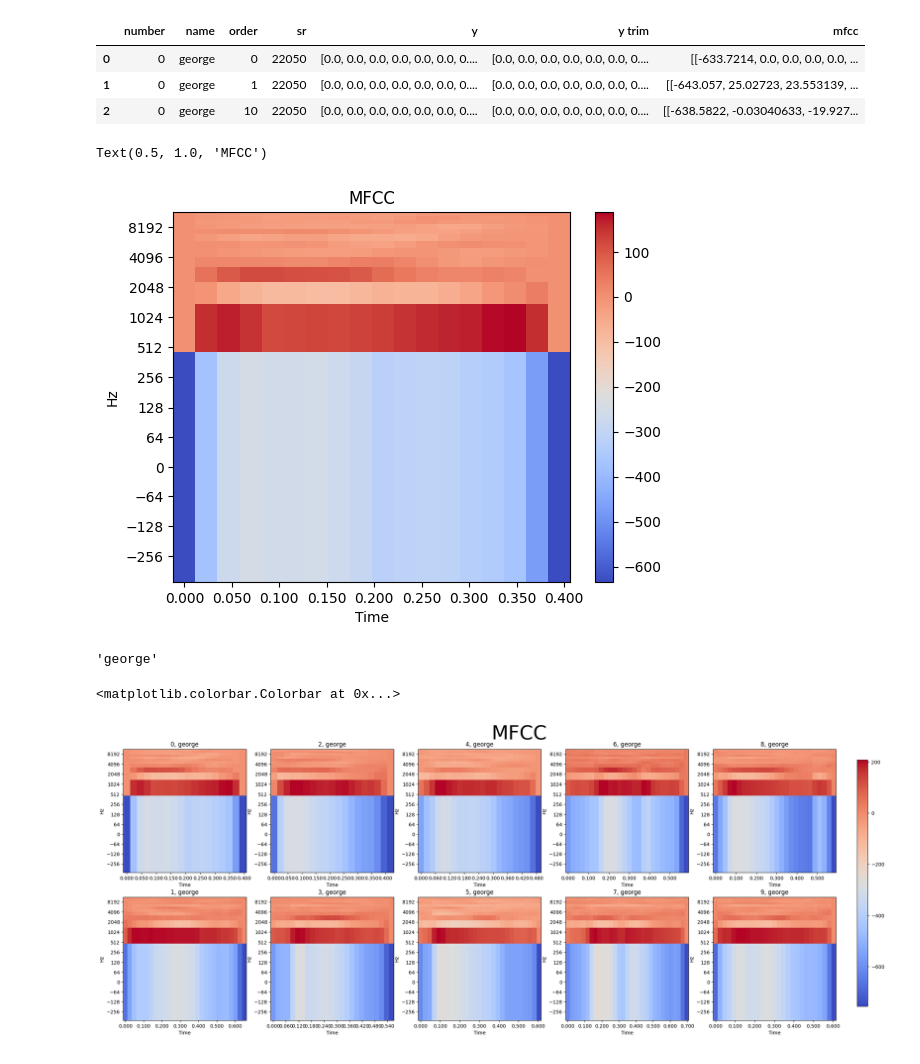
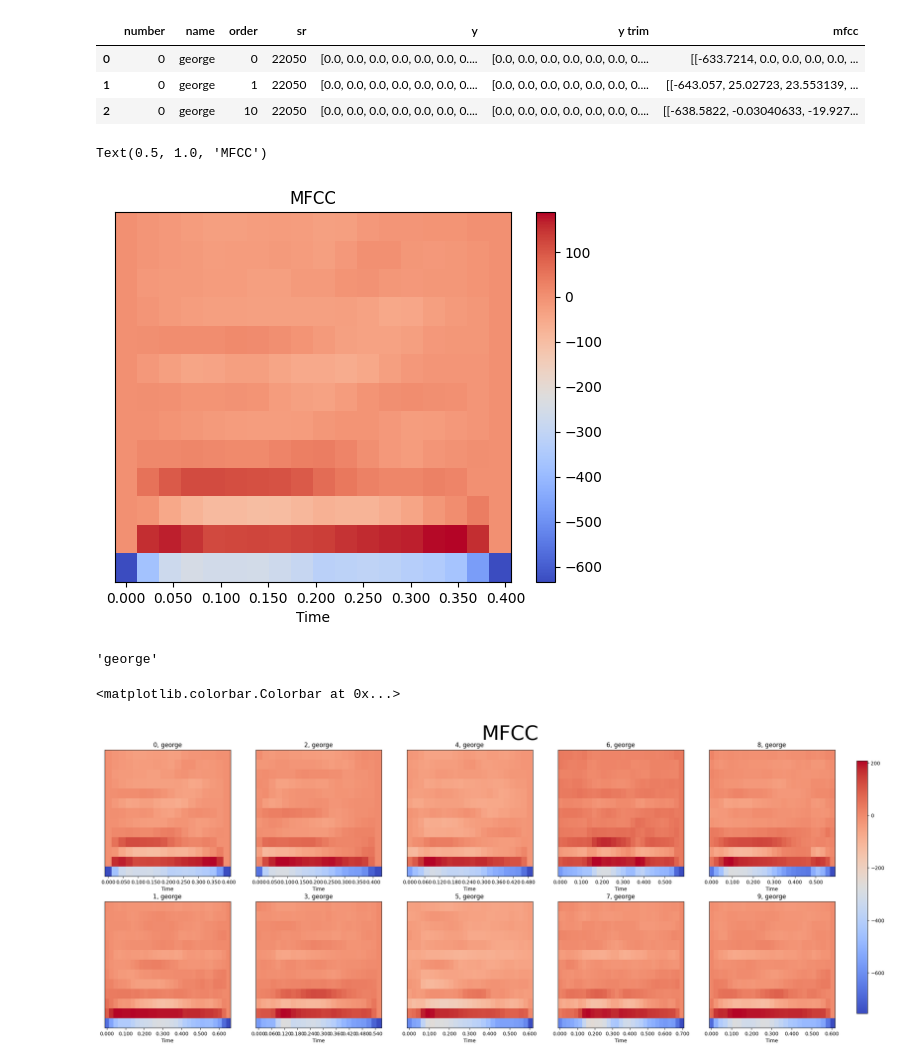
Before and after one commit to mvajhi/Introduction-to-Artificial-Intelligence-and-Machine-Learning, a Jupyter notebook: ca2/part1.ipynb, the cells around one changed output. Saved outputs shown, nothing was run; the diff lists cells and outputs as text; code cells hidden in the pictures.

```diff
--- a/ca2/part1.ipynb
+++ b/ca2/part1.ipynb
@@ -76,12 +77,12 @@ df[:3]
 | 1 | 0 | george | 1 | 22050 | [0.0, 0.0, 0.0, 0.0, 0.0, 0.0, 0.... | [0.0, 0.0, 0.0, 0.0, 0.0, 0.0, 0.... | [[-643.057, 25.02723, 23.553139, ... |
 | 2 | 0 | george | 10 | 22050 | [0.0, 0.0, 0.0, 0.0, 0.0, 0.0, 0.... | [0.0, 0.0, 0.0, 0.0, 0.0, 0.0, 0.... | [[-638.5822, -0.03040633, -19.927... |
 # %%
-img = librosa.display.specshow(df['mfcc'][0].T, x_axis='time', y_axis="log")
+img = librosa.display.specshow(df['mfcc'][0].T, x_axis='time')
 plt.colorbar(img)
 plt.title('MFCC')
 # %% [output]
 Text(0.5, 1.0, 'MFCC')
-[figure, old version]
+[figure, new version]
 # %%
 df[df['number'] == 1]['name'].iloc[0]
 # %% [output]
@@ -90,7 +91,7 @@ df[df['number'] == 1]['name'].iloc[0]
 fig, axs = plt.subplots(2, 5, figsize=(30,10))
 img=None
 for i in range(10):
-    img = librosa.display.specshow(df[df['number'] == i]['mfcc'].iloc[0].T, x_axis='time', y_axis="log",ax=axs[i%2,i//2])
+    img = librosa.display.specshow(df[df['number'] == i]['mfcc'].iloc[0].T, x_axis='time',ax=axs[i%2,i//2])
     axs[i%2,i//2].set_title(f"{i}, {df[df['number'] == i]['name'].iloc[0]}")
 fig.suptitle('MFCC',y=0.95,fontsize=40)
 fig.subplots_adjust(right=0.8)
@@ -98,7 +99,7 @@ cbar_ax = fig.add_axes([0.82, 0.15, 0.01, 0.7])
 fig.colorbar(img, cax=cbar_ax)
 # %% [output]
 <matplotlib.colorbar.Colorbar at 0x...>
-[figure, old version]
+[figure, new version]
 # %%
 from hmmlearn import hmm
 
```
Also changed, not shown: parts of 11 cells of this notebook.
